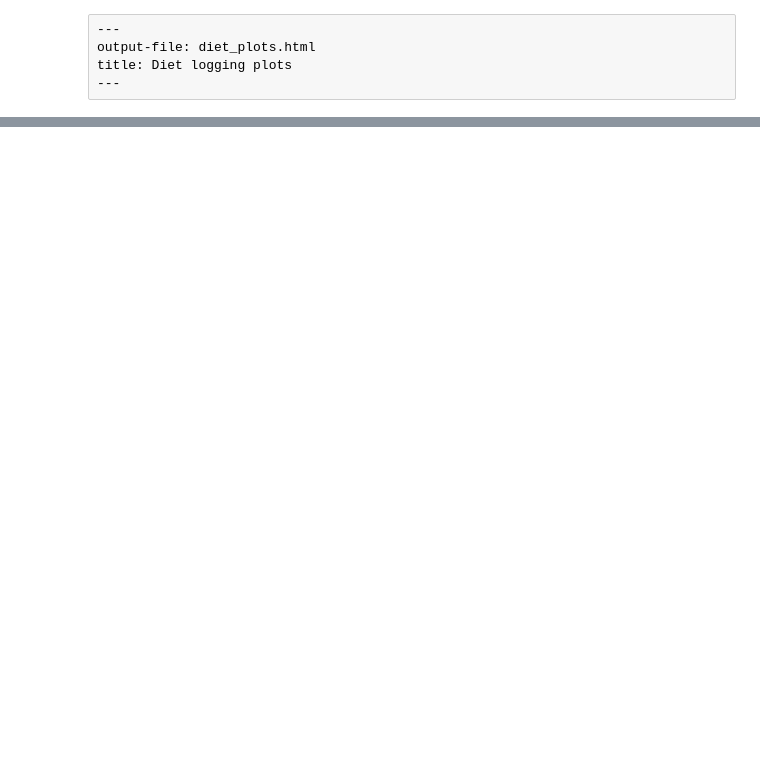
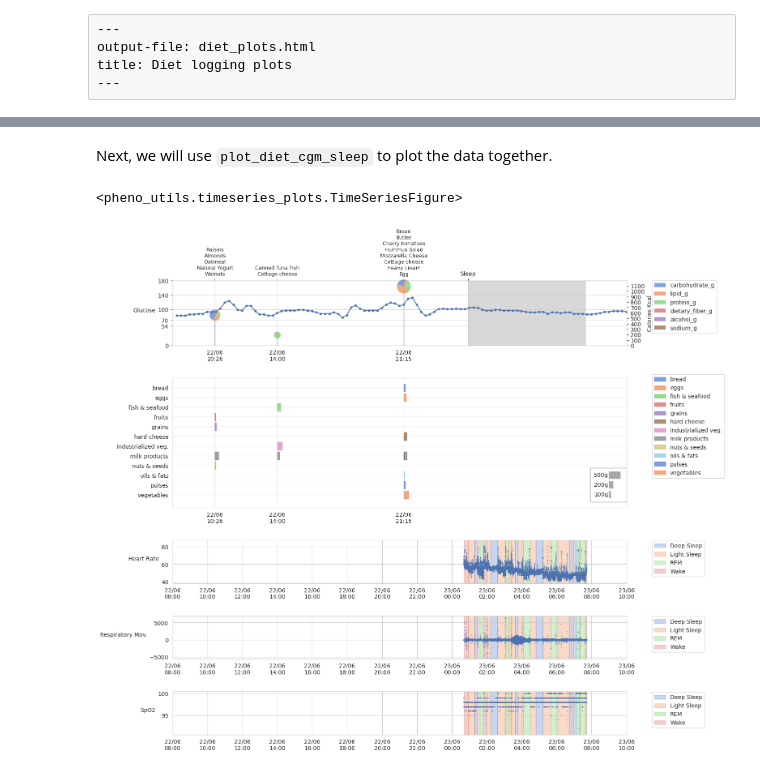
Before and after one commit to PhenoAI/pheno-utils, a Jupyter notebook: nbs/16_diet_plots.ipynb, the cells around one changed output, grey strips where cells are left out. Cells and saved outputs as stored; diff of their text form; code cells hidden in the pictures; blank space fills up the shorter version.

Commit message:
added: diet_plots: tutorial

```diff
--- a/nbs/16_diet_plots.ipynb
+++ b/nbs/16_diet_plots.ipynb
@@ -421,6 +421,7 @@ SHORT_FOOD_CATEGORIES = {
     'low calories and diet drinks': 'low cal. drinks',
     'poultry and its products': 'poultry',
     'pasta, grains and side dishes': 'grains',
+    'industrialized vegetarian food ready to eat': 'industrialized veg.',
 }
 
 def plot_meals_hbars(
@@ -636,0 +642,9 @@ def plot_diet_cgm_sleep(
+# %%
+from pheno_utils import PhenoLoader
+
+pl = PhenoLoader('sleep')
+channels_df = pl.load_bulk_data('channels_time_series')  # contains: heart_rate, spo2, respiratory_movement
+events_df = pl.load_bulk_data('events_time_series')
+
+diet_df = PhenoLoader('diet_logging').dfs['diet_logging']
+cgm_df = PhenoLoader('cgm').dfs['cgm']
@@ -636,0 +673,12 @@ def plot_diet_cgm_sleep(
+# %% [markdown]
+Next, we will use `plot_diet_cgm_sleep` to plot the data together.
+# %%
+import seaborn as sns
+sns.set_style('whitegrid')
+
+plot_diet_cgm_sleep(diet_df, cgm_df, events_df, channels_df,
+                    channel_filter=['heart_rate', 'respiratory_movement', 'spo2'],
+                    time_range=('2020-06-22 08:00', '2020-06-23 10:00'))
+# %% [output]
+<pheno_utils.timeseries_plots.TimeSeriesFigure>
+[figure, added]
```
Also changed, not shown: parts of 6 cells of this notebook.
